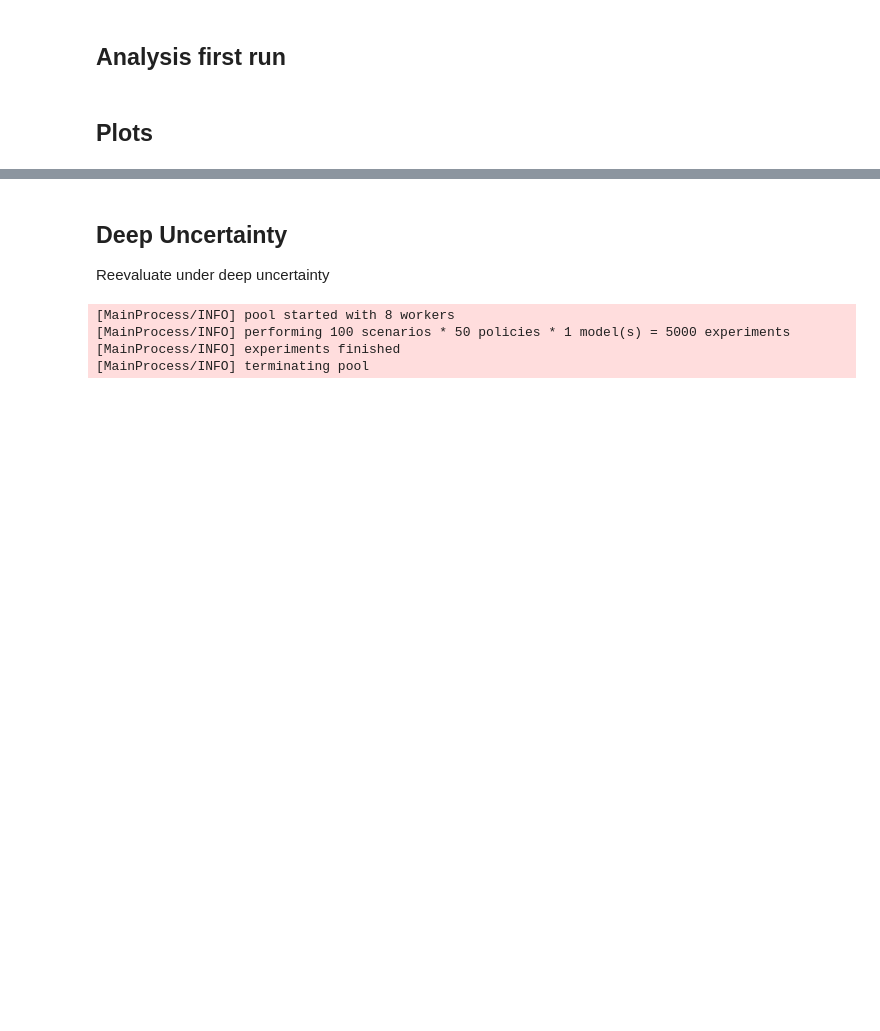
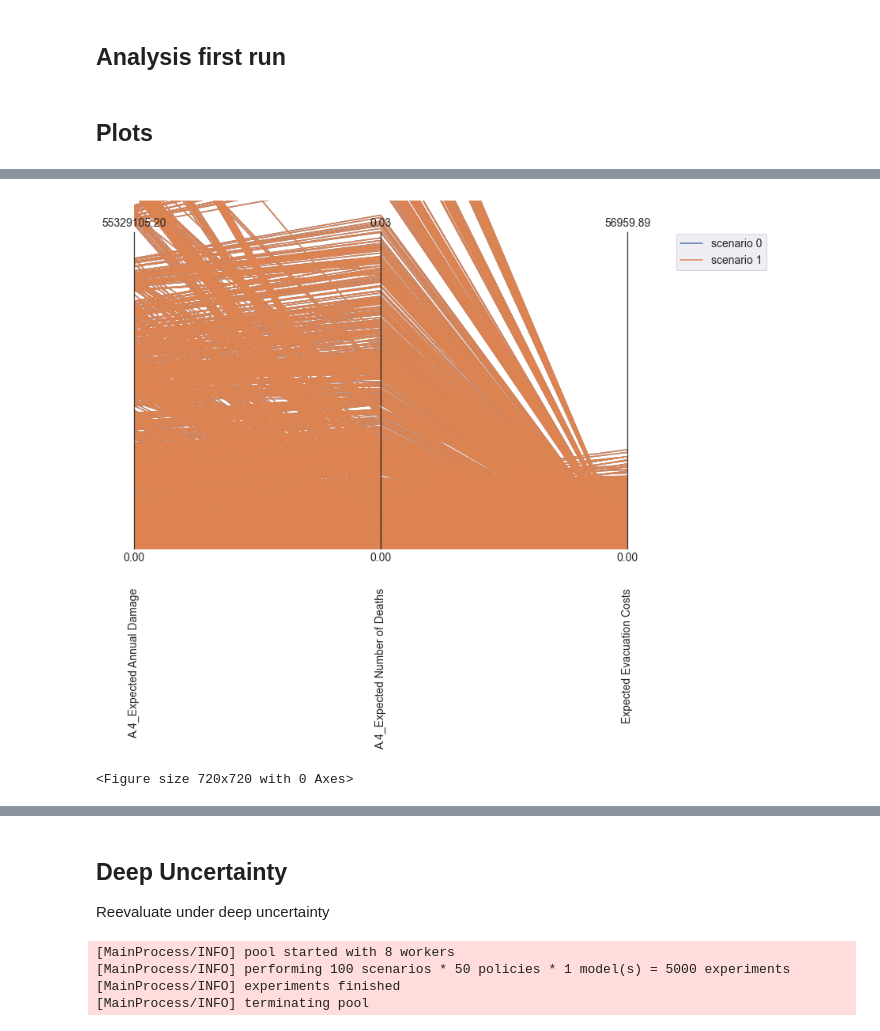
Before and after one commit to WillemijnTutu/EPA1361_group16, a Jupyter notebook: AnalysisMORDM.ipynb, the cells around one changed output, grey strips where cells are left out. Cells and saved outputs as stored; diff of their text form; code cells hidden in the pictures; blank space fills up the shorter version.

```diff
--- a/AnalysisMORDM.ipynb
+++ b/AnalysisMORDM.ipynb
@@ -88,0 +173,31 @@ plt.savefig('Tradeoffs__noo100_nfe1e4_eps_0,1')
+# %%
+colors = iter(sns.color_palette())
+data = results[0][0].iloc[:, 5::]
+limits = parcoords.get_limits(results[0][0].iloc[:, 5::][['A.4_Expected Annual Damage',
+                                'A.4_Expected Number of Deaths','Expected Evacuation Costs']])
+
+#determine thresholds based on the maxima that can be acquierd
+max_expected_annual_damage = float(data[['A.4_Expected Annual Damage']].max())
+max_number_deaths = float(data[['A.4_Expected Number of Deaths']].max())
+max_evacuation_costs = float(data[['Expected Evacuation Costs']].max())
+
+limits.loc[0, 'A.4_Expected Annual Damage'] = max_expected_annual_damage
+limits.loc[0, 'A.4_Expected Number of Deaths'] = max_number_deaths
+limits.loc[0, 'Expected Evacuation Costs'] = max_evacuation_costs
+limits.loc[1, :] = 0
+
+paraxes = parcoords.ParallelAxes(limits)
+
+for i, ( _) in enumerate(results[0]):
+    color = next(colors)
+    data = result.iloc[:, 5::]
+    sns.set(rc = {'figure.figsize':(10,10)})
+    paraxes.plot(data, label=f'scenario {i}', color=color)
+
+paraxes.legend()
+plt.show()
+
+plt.savefig('Tradeoffs__noo100_nfe1e4_eps_0,1')
+# %% [output]
+[figure, added]
+<Figure size 720x720 with 0 Axes>
```
Also changed, not shown: parts of 11 cells of this notebook, 2 other files.
